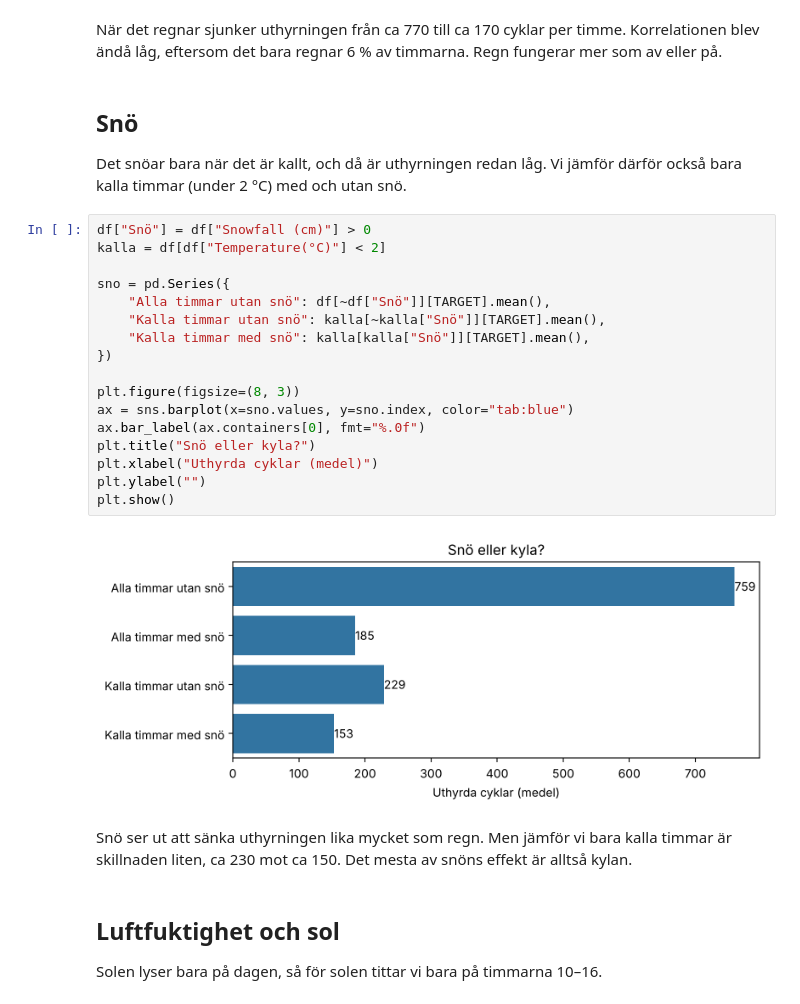
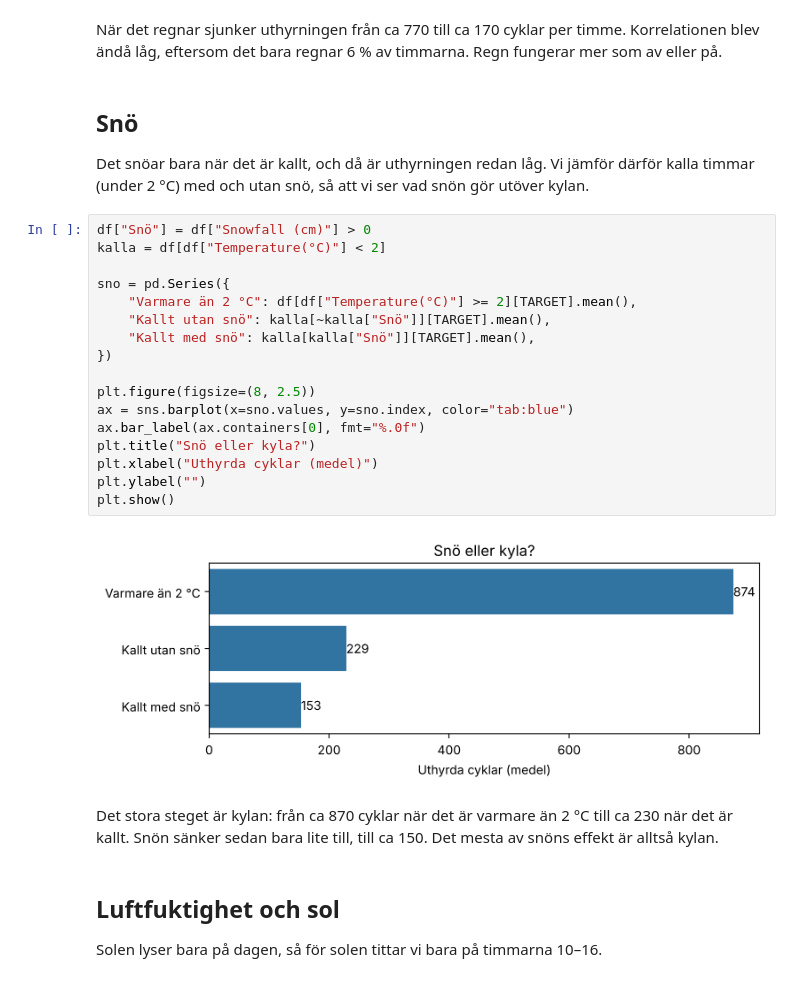
Before and after one commit to ThatMayBeTheCase/seoul-bike-demand, a Jupyter notebook: notebooks/2_väder.ipynb, the cells around one changed output. Saved outputs shown, nothing was run; the diff lists cells and outputs as text.

```diff
--- a/notebooks/2_väder.ipynb
+++ b/notebooks/2_väder.ipynb
@@ -117,30 +117,30 @@ När det regnar sjunker uthyrningen från ca 770 till ca 170 cyklar per timme. K
 blev ändå låg, eftersom det bara regnar 6 % av timmarna. Regn fungerar mer som av eller på.
 # %% [markdown]
 ## Snö
-Det snöar bara när det är kallt, och då är uthyrningen redan låg. Vi jämför därför också
-bara kalla timmar (under 2 °C) med och utan snö.
+Det snöar bara när det är kallt, och då är uthyrningen redan låg. Vi jämför därför kalla
+timmar (under 2 °C) med och utan snö, så att vi ser vad snön gör utöver kylan.
 # %%
 df["Snö"] = df["Snowfall (cm)"] > 0
 kalla = df[df["Temperature(°C)"] < 2]
 
 sno = pd.Series({
-	"Alla timmar utan snö": df[~df["Snö"]][TARGET].mean(),
-	"Kalla timmar utan snö": kalla[~kalla["Snö"]][TARGET].mean(),
-	"Kalla timmar med snö": kalla[kalla["Snö"]][TARGET].mean(),
+	"Varmare än 2 °C": df[df["Temperature(°C)"] >= 2][TARGET].mean(),
+	"Kallt utan snö": kalla[~kalla["Snö"]][TARGET].mean(),
+	"Kallt med snö": kalla[kalla["Snö"]][TARGET].mean(),
 })
 
-plt.figure(figsize=(8, 3))
+plt.figure(figsize=(8, 2.5))
 ax = sns.barplot(x=sno.values, y=sno.index, color="tab:blue")
 ax.bar_label(ax.containers[0], fmt="%.0f")
 plt.title("Snö eller kyla?")
 plt.xlabel("Uthyrda cyklar (medel)")
 plt.ylabel("")
 plt.show()
 # %% [output]
-[figure, old version]
+[figure, new version]
-# %% [markdown]
-Snö ser ut att sänka uthyrningen lika mycket som regn. Men jämför vi bara kalla timmar är
-skillnaden liten, ca 230 mot ca 150. Det mesta av snöns effekt är alltså kylan.
+# %% [markdown]
+Det stora steget är kylan: från ca 870 cyklar när det är varmare än 2 °C till ca 230 när det
+är kallt. Snön sänker sedan bara lite till, till ca 150. Det mesta av snöns effekt är alltså kylan.
 # %% [markdown]
 ## Luftfuktighet och sol
 Solen lyser bara på dagen, så för solen tittar vi bara på timmarna 10–16.
```
